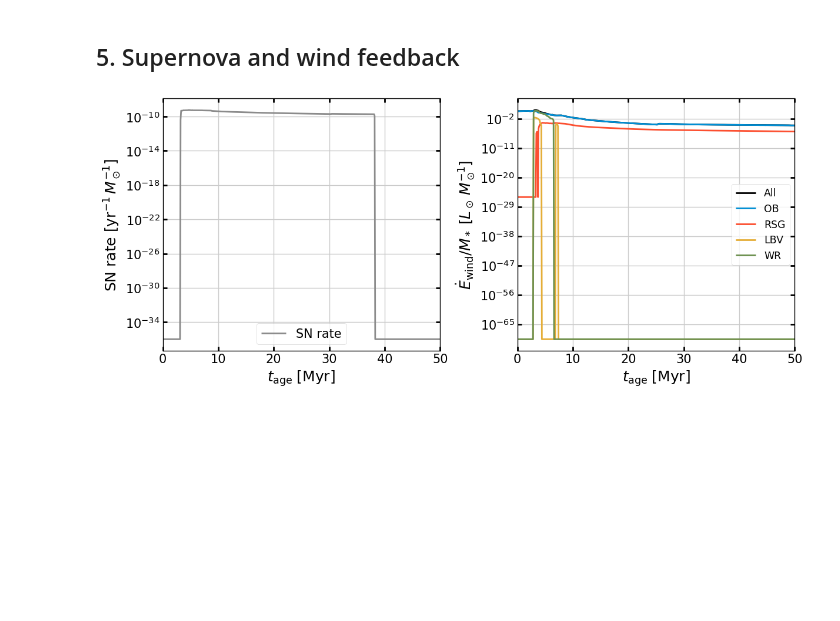
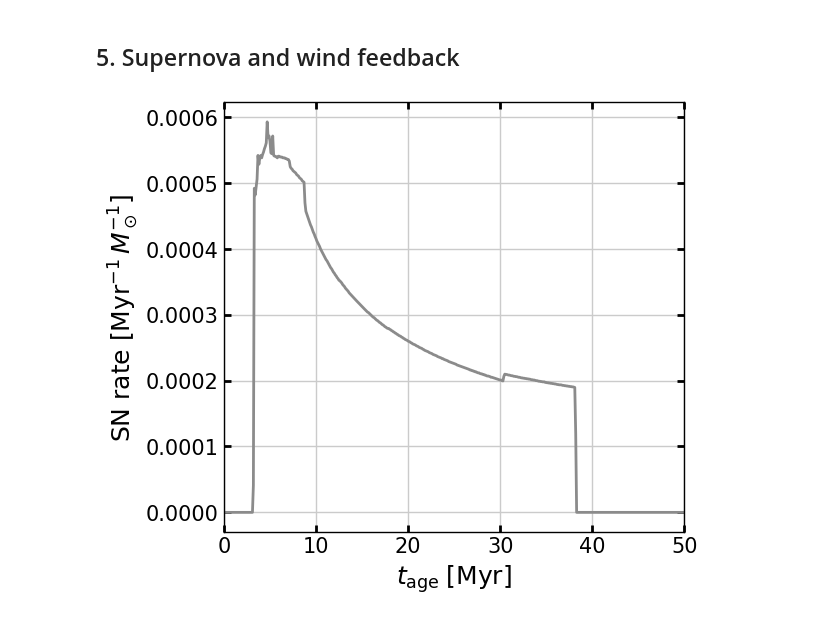
Before and after one commit to jeonggyukim/pyathena, a Jupyter notebook: notebook/sb99.ipynb, the cells around one changed output. Cells and saved outputs as stored; diff of their text form; code cells hidden in the pictures; blank space fills up the shorter version.

```diff
--- a/notebook/sb99.ipynb
+++ b/notebook/sb99.ipynb
@@ -162,30 +200,13 @@ Cabs Cext Crpr hnu : 3.53e-22, 8.05e-22, 5.59e-22 3.46e+00
 # %% [markdown]
 ## 5. Supernova and wind feedback
-# %%
-fig, axes = plt.subplots(1, 2, figsize=(12, 5), constrained_layout=True)
-
-# SN rate
-ax = axes[0]
-ax.semilogy(rs['time_Myr'], rs['SN_rate'], c='C8', label='SN rate')
-ax.set_xlabel(r'$t_{\rm age}\;[{\rm Myr}]$')
-ax.set_ylabel(r'SN rate $[{\rm yr}^{-1}\,M_\odot^{-1}]$')
-ax.set_xlim(0, 50)
-ax.grid()
-ax.legend()
-
-# Wind energy injection rate
-ax = axes[1]
-Lsun = ac.L_sun.cgs.value
-for v, c, label in [('all','k','All'), ('OB','C0','OB'),
-                    ('RSG','C1','RSG'), ('LBV','C2','LBV'), ('WR','C3','WR')]:
-    ax.semilogy(rw['time_Myr'], rw[f'Edot_{v}']/Lsun,
-                c=c, label=label)
-ax.set_xlabel(r'$t_{\rm age}\;[{\rm Myr}]$')
-ax.set_ylabel(r'$\dot{E}_{\rm wind}/M_*\;[L_\odot\,M_\odot^{-1}]$')
-ax.set_xlim(0, 50)
-ax.grid()
-ax.legend(fontsize='small')
-
-plt.show()
-# %% [output]
-[figure, removed]
+# %%
+fig, ax = plt.subplots(figsize=(6, 5), constrained_layout=True)
+
+ax.plot(rs['time_Myr'], rs['SN_rate']*1e6, c='C8')
+ax.set_xlabel(r'$t_{\rm age}\;[{\rm Myr}]$')
+ax.set_ylabel(r'SN rate $[{\rm Myr}^{-1}\,M_\odot^{-1}]$')
+ax.set_xlim(0, 50)
+ax.grid()
+plt.show()
+# %% [output]
+[figure, added]
```
Also changed, not shown: parts of 15 cells of this notebook, 26 other files.
